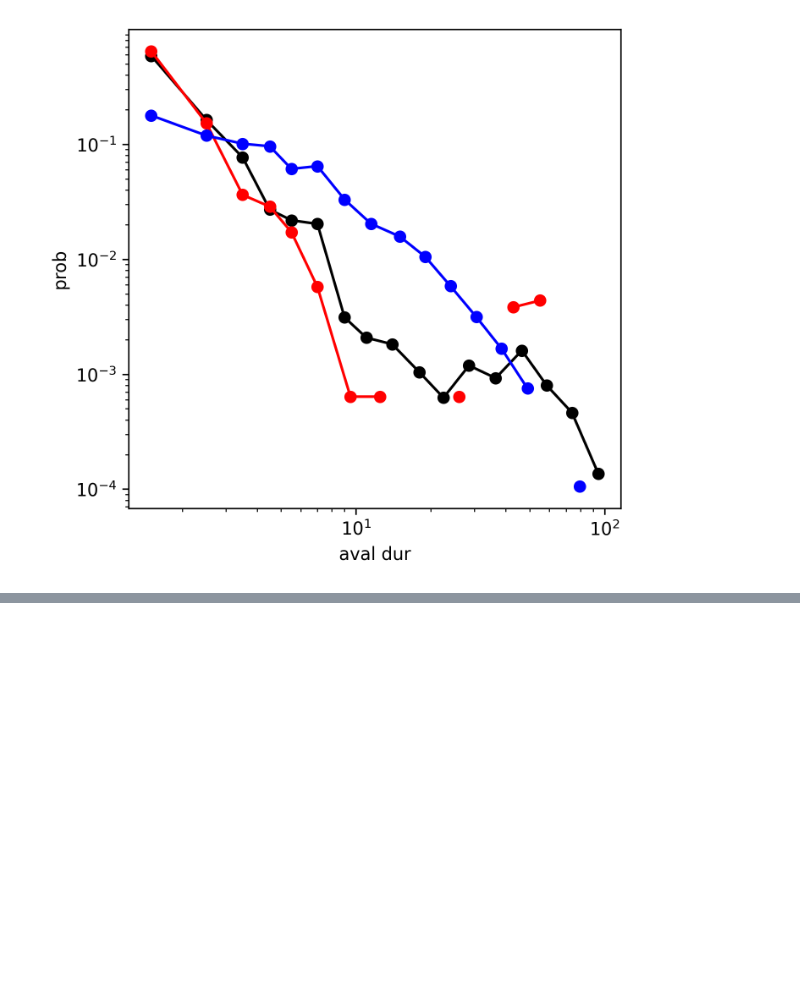
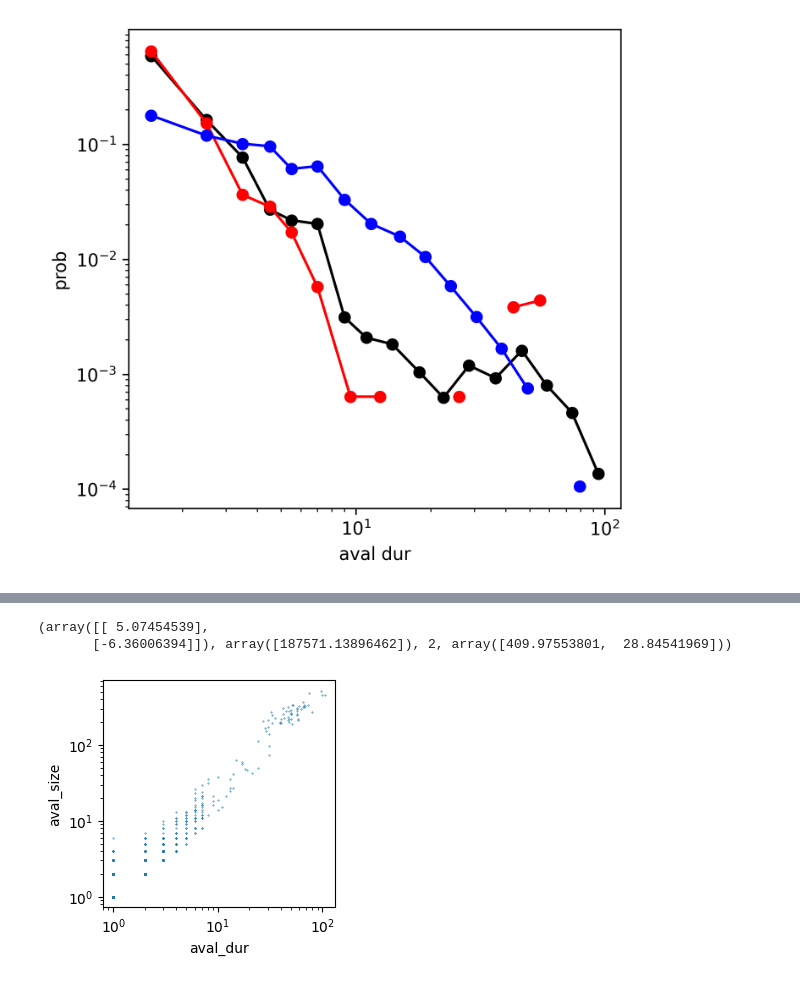
Before and after one commit to lepodl/CriticalNN, a Jupyter notebook: notebook/avalanches.ipynb, the cells around one changed output, grey strips where cells are left out. Drawn from its saved outputs; the diff is of its cells as text; code cells hidden in the pictures; blank space fills up the shorter version.

```diff
--- a/notebook/avalanches.ipynb
+++ b/notebook/avalanches.ipynb
@@ -328,3 +332,15 @@ fig2.savefig("./aval_dur.eps")
 threshold, 0.0
 [figure]
 [figure]
+# %%
+_, aval_size, aval_dur, _ = compute_avalanche(critical_spike)
+k = np.linalg.lstsq(np.stack([aval_dur, np.ones(len(aval_size))], axis=1), aval_size[:, np.newaxis])
+print(k)
+fig = plt.figure(figsize=(3, 3), dpi=100)
+ax = fig.gca()
+ax.scatter(aval_dur, aval_size, marker=".",s=0.5)
+ax.set_xlabel("aval_dur")
+ax.set_ylabel("aval_size")
+ax.set_xscale("log")
+ax.set_yscale("log")
+# %% [output]
@@ -330,0 +349,3 @@ threshold, 0.0
+(array([[ 5.07454539],
+       [-6.36006394]]), array([187571.13896462]), 2, array([409.97553801,  28.84541969]))
+[figure, added]
```
Also changed, not shown: parts of 2 cells of this notebook.
